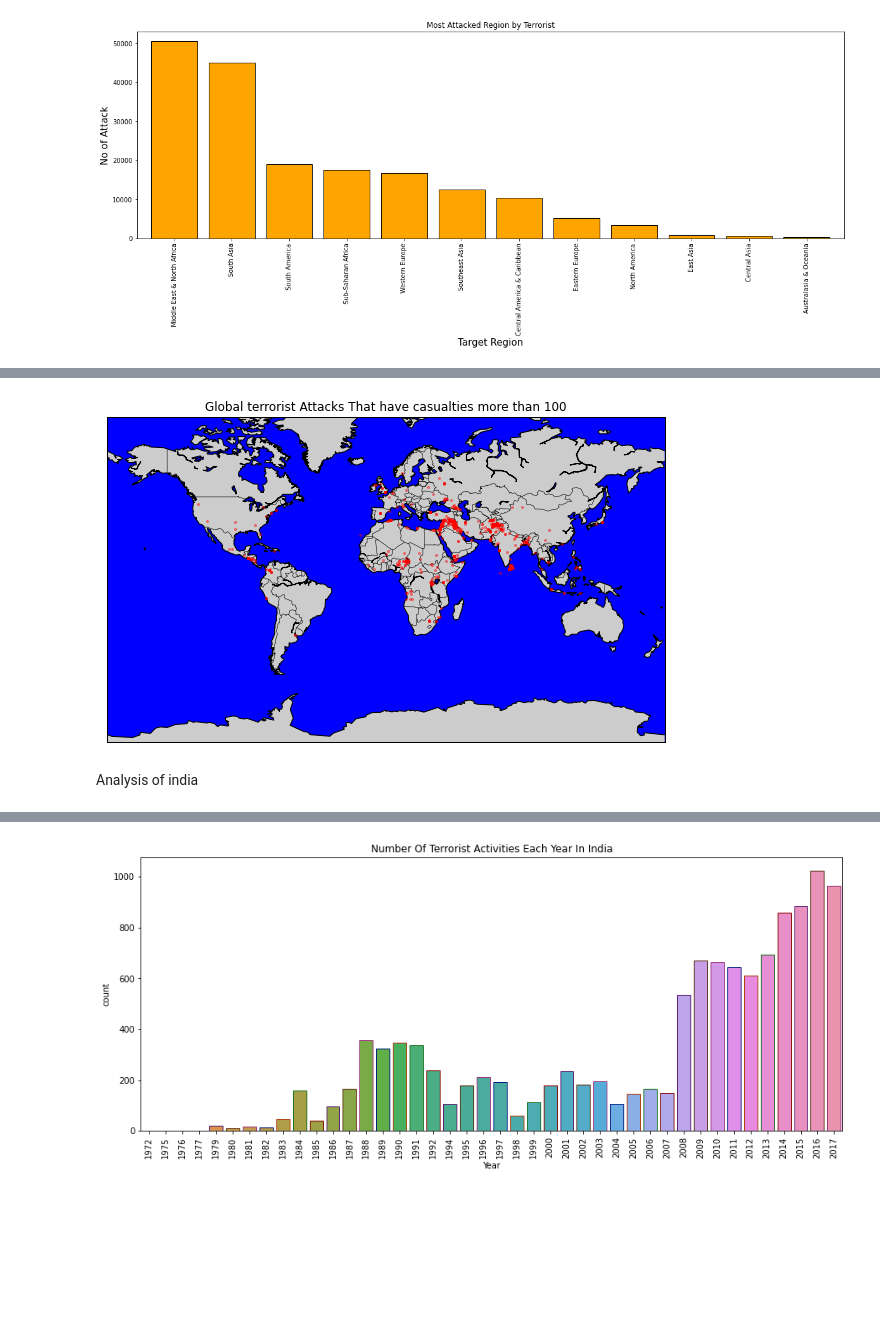
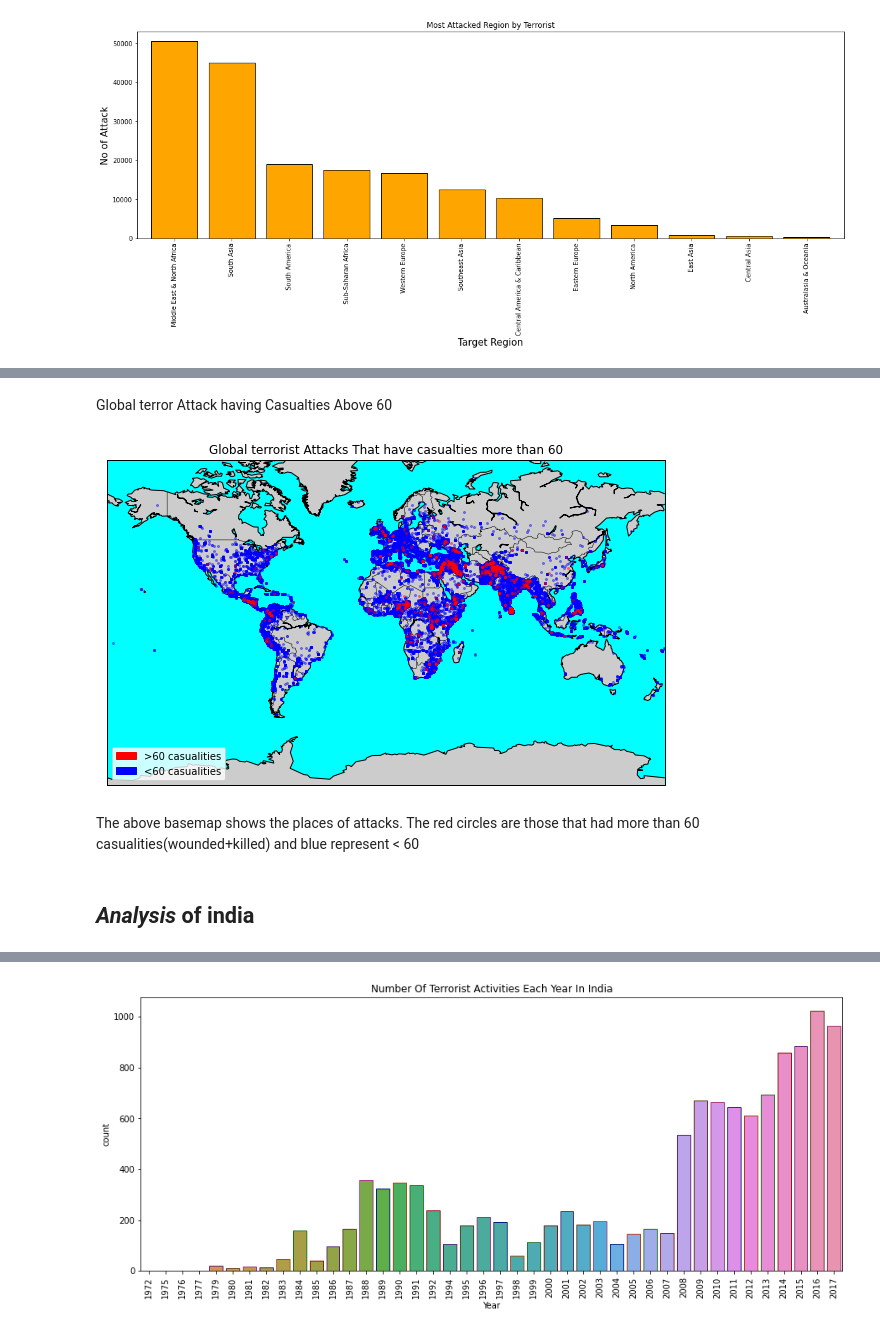
Before and after one commit to chinu1997/Team5-Capstone, a Jupyter notebook: Chinmaya_Devprasad_Team_5_Capstone_Project1.ipynb, the cells around one changed output, grey strips where cells are left out. Saved outputs shown, nothing was run; the diff lists cells and outputs as text; code cells hidden in the pictures; blank space fills up the shorter version.

```diff
--- a/Chinmaya_Devprasad_Team_5_Capstone_Project1.ipynb
+++ b/Chinmaya_Devprasad_Team_5_Capstone_Project1.ipynb
@@ -262,18 +373,32 @@ terror_df
+# %% [markdown]
+Global terror Attack having Casualties Above 60
 # %%
-m3 = Basemap(projection='mill',llcrnrlat=-80,urcrnrlat=80, llcrnrlon=-180,urcrnrlon=180,lat_ts=20,resolution='c',lat_0=True,lat_1=True)
-lat_=list(terror_df[terror_df['casualities']>100].latitude)
-long_=list(terror_df[terror_df['casualities']>100].longitude)
-x_,y_=m3(long_,lat_)
-m3.plot(x_, y_,'go',markersize=2,color = 'r',alpha=0.4)
-m3.drawcoastlines()
-m3.drawcountries()
-m3.fillcontinents(lake_color='blue')
-m3.drawmapboundary(fill_color='blue')
+global_map = Basemap(projection='mill',llcrnrlat=-80,urcrnrlat=80, llcrnrlon=-180,urcrnrlon=180,lat_ts=20,resolution='c',lat_0=True,lat_1=True)
+
+lat_=list(terror_df[terror_df['casualities']<70].latitude)
+long_=list(terror_df[terror_df['casualities']<70].longitude)
+x_,y_=global_map(long_,lat_)
+global_map.plot(x_, y_,'go',markersize=2,color = 'b',alpha=0.4)
+
+lat_=list(terror_df[terror_df['casualities']>70].latitude)
+long_=list(terror_df[terror_df['casualities']>70].longitude)
+x_,y_=global_map(long_,lat_)
+global_map.plot(x_, y_,'go',markersize=2,color = 'r',alpha=0.4)
+
+global_map.drawcoastlines()
+global_map.drawcountries()
+global_map.fillcontinents(lake_color='cyan')
+global_map.drawmapboundary(fill_color='cyan')
 fig=plt.gcf()
 fig.set_size_inches(10,6)
-plt.title('Global terrorist Attacks That have casualties more than 100')
+plt.title('Global terrorist Attacks That have casualties more than 60')
+
+plt.legend(loc='lower left',handles=[mpatches.Patch(color='red',label='>60 casualities'),mpatches.Patch(color='blue',label='<60 casualities')])
+
 plt.show()
 # %% [output]
-[figure, old version]
+[figure, new version]
+# %% [markdown]
+The above basemap shows the places of attacks. The red circles are those that had more than 60 casualities(wounded+killed) and blue represent < 60
 # %% [markdown]
-Analysis of india
+## *Analysis* of india
```
Also changed, not shown: parts of 76 cells of this notebook.
